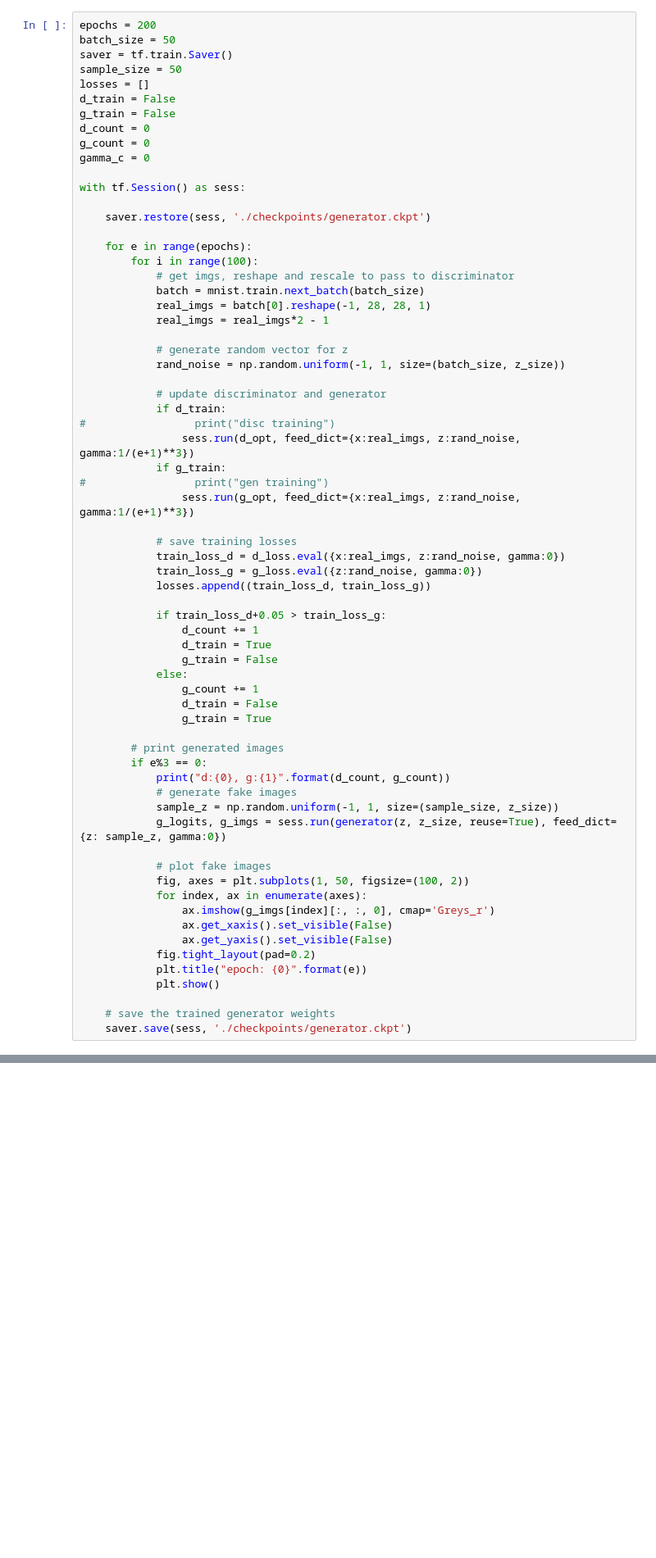
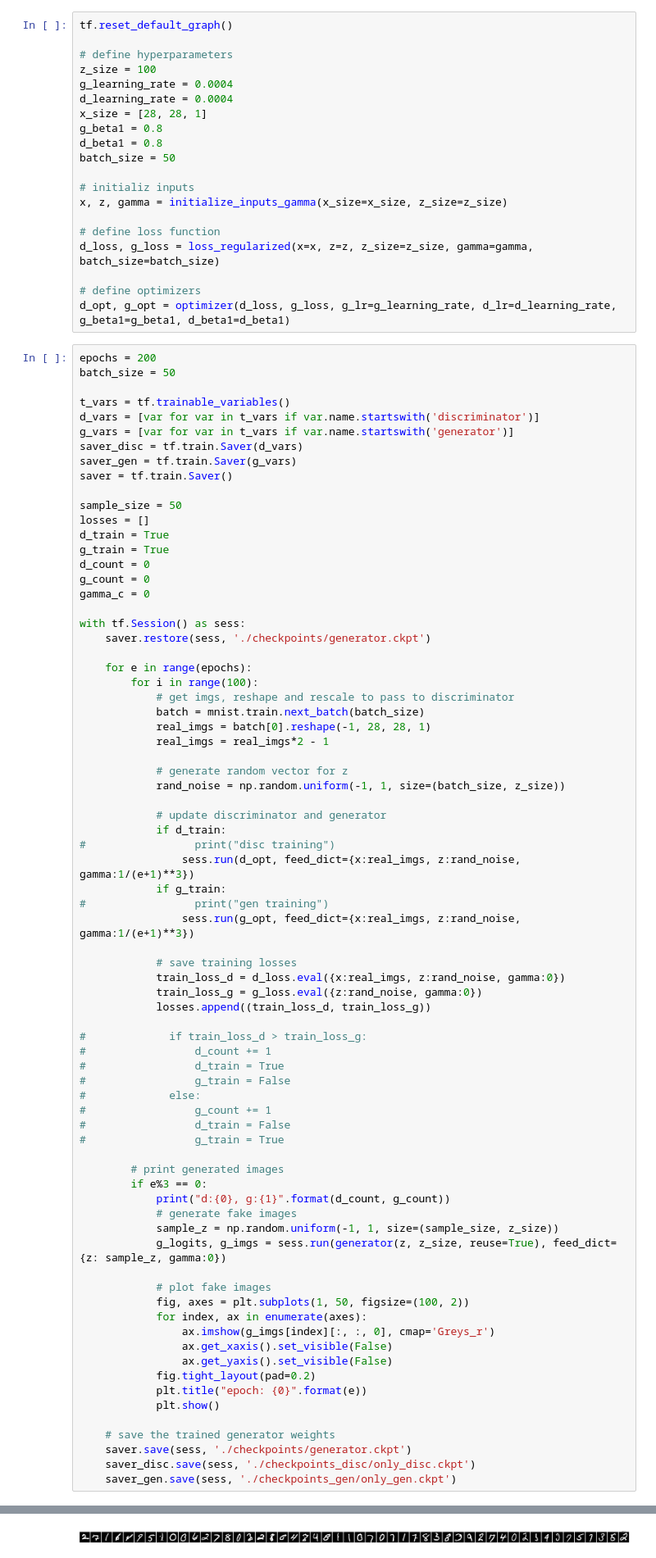
Before and after one commit to afcarl/deep-learning-practice, a Jupyter notebook: gan/DCGAN_regularization.ipynb, the cells around one changed output, grey strips where cells are left out. Shown at 82% size. Cells and saved outputs as stored; diff of their text form; blank space fills up the shorter version.

Commit message:
feat: pretraining discriminator

```diff
--- a/gan/DCGAN_regularization.ipynb
+++ b/gan/DCGAN_regularization.ipynb
@@ -313,17 +317,43 @@ TypeError: Cannot interpret feed_dict key as Tensor: Can not convert a int into
+# %%
+tf.reset_default_graph()
+
+# define hyperparameters
+z_size = 100
+g_learning_rate = 0.0004
+d_learning_rate = 0.0004
+x_size = [28, 28, 1]
+g_beta1 = 0.8
+d_beta1 = 0.8
+batch_size = 50
+
+# initializ inputs
+x, z, gamma = initialize_inputs_gamma(x_size=x_size, z_size=z_size)
+
+# define loss function
+d_loss, g_loss = loss_regularized(x=x, z=z, z_size=z_size, gamma=gamma, batch_size=batch_size)
+
+# define optimizers
+d_opt, g_opt = optimizer(d_loss, g_loss, g_lr=g_learning_rate, d_lr=d_learning_rate, g_beta1=g_beta1, d_beta1=d_beta1)
 # %%
 epochs = 200
 batch_size = 50
+
+t_vars = tf.trainable_variables()
+d_vars = [var for var in t_vars if var.name.startswith('discriminator')]
+g_vars = [var for var in t_vars if var.name.startswith('generator')]
+saver_disc = tf.train.Saver(d_vars)
+saver_gen = tf.train.Saver(g_vars)
 saver = tf.train.Saver()
+
 sample_size = 50
 losses = []
-d_train = False
-g_train = False
+d_train = True
+g_train = True
 d_count = 0
 g_count = 0
 gamma_c = 0
 
 with tf.Session() as sess:
-
     saver.restore(sess, './checkpoints/generator.ckpt')
 
     for e in range(epochs):
@@ -349,14 +379,14 @@ with tf.Session() as sess:
             train_loss_g = g_loss.eval({z:rand_noise, gamma:0})
             losses.append((train_loss_d, train_loss_g))
 
-            if train_loss_d+0.05 > train_loss_g:
-                d_count += 1
-                d_train = True
-                g_train = False
-            else:
-                g_count += 1
-                d_train = False
-                g_train = True
+#             if train_loss_d > train_loss_g:
+#                 d_count += 1
+#                 d_train = True
+#                 g_train = False
+#             else:
+#                 g_count += 1
+#                 d_train = False
+#                 g_train = True
 
         # print generated images
         if e%3 == 0:
@@ -377,3 +407,6 @@ with tf.Session() as sess:
 
     # save the trained generator weights
     saver.save(sess, './checkpoints/generator.ckpt')
+    saver_disc.save(sess, './checkpoints_disc/only_disc.ckpt')
+    saver_gen.save(sess, './checkpoints_gen/only_gen.ckpt')
+# %% [output]
@@ -379,0 +415 @@ with tf.Session() as sess:
+[figure, added]
```
Also changed, not shown: parts of 5 cells of this notebook.
